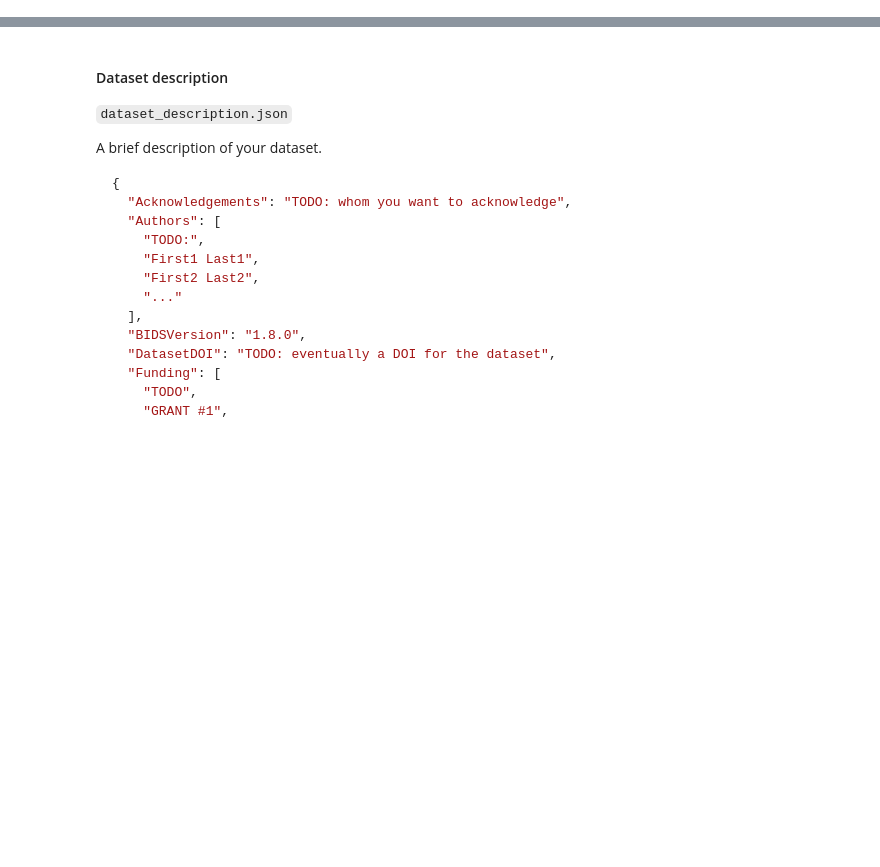
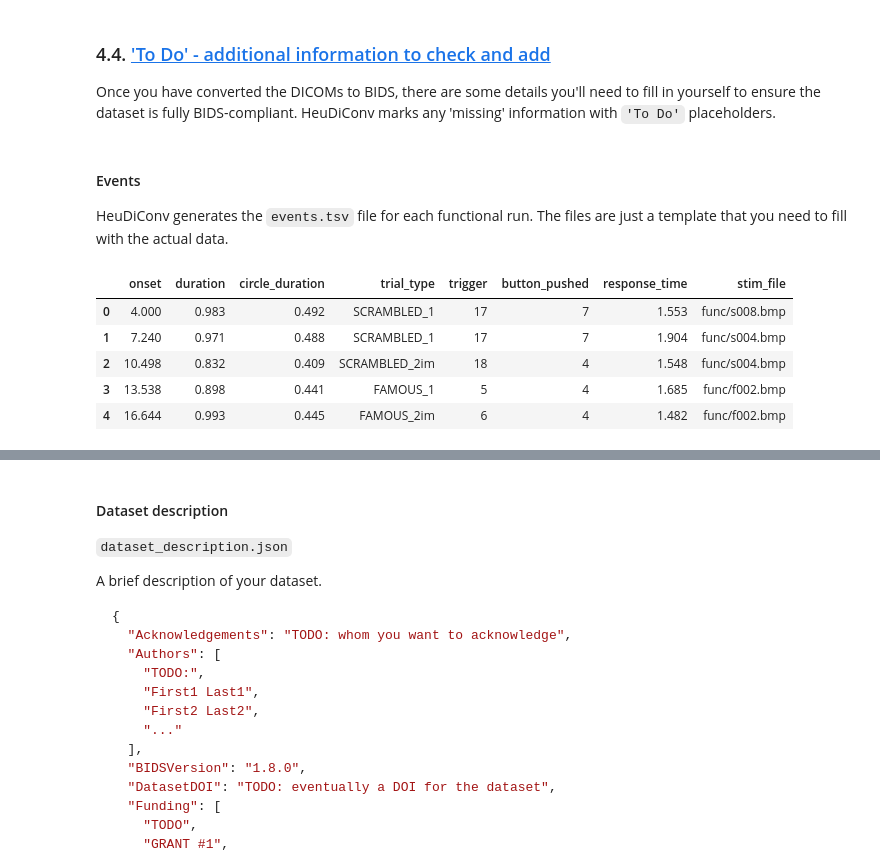
Before and after one commit to MRC-CBU/COGNESTIC, a Jupyter notebook: 05_fMRI/nb01_Data-Management.ipynb, the cells around one changed output, grey strips where cells are left out. Drawn from its saved outputs; the diff is of its cells as text; code cells hidden in the pictures; blank space fills up the shorter version.

```diff
--- a/05_fMRI/nb01_Data-Management.ipynb
+++ b/05_fMRI/nb01_Data-Management.ipynb
@@ -364,0 +380,20 @@ Once you have converted the DICOMs to BIDS, there are some things that you need
+# %% [markdown]
+### 4.4. <a id='toc4_4_'></a>['To Do' - additional information to check and add](#toc0_)
+
+Once you have converted the DICOMs to BIDS, there are some details you'll need to fill in yourself to ensure the dataset is fully BIDS-compliant. HeuDiConv marks any 'missing' information with `'To Do'` placeholders.
+# %% [markdown]
+#### Events
+
+HeuDiConv generates the `events.tsv` file for each functional run. The files are just a template that you need to fill with the actual data.
+# %%
+import pandas as pd
+
+events_file_empty = pd.read_csv('FaceProcessing/data/sub-04/func/sub-04_task-faceprocessing_run-01_events.tsv', sep='\t')
+events_file_empty .head()
+# %% [output]
+|  | onset | duration | circle_duration | trial_type | trigger | button_pushed | response_time | stim_file |
+| 0 | 4.000 | 0.983 | 0.492 | SCRAMBLED_1 | 17 | 7 | 1.553 | func/s008.bmp |
+| 1 | 7.240 | 0.971 | 0.488 | SCRAMBLED_1 | 17 | 7 | 1.904 | func/s004.bmp |
+| 2 | 10.498 | 0.832 | 0.409 | SCRAMBLED_2im | 18 | 4 | 1.548 | func/s004.bmp |
+| 3 | 13.538 | 0.898 | 0.441 | FAMOUS_1 | 5 | 4 | 1.685 | func/f002.bmp |
+| 4 | 16.644 | 0.993 | 0.445 | FAMOUS_2im | 6 | 4 | 1.482 | func/f002.bmp |
```
Also changed, not shown: parts of 82 cells of this notebook, 5 other files.
